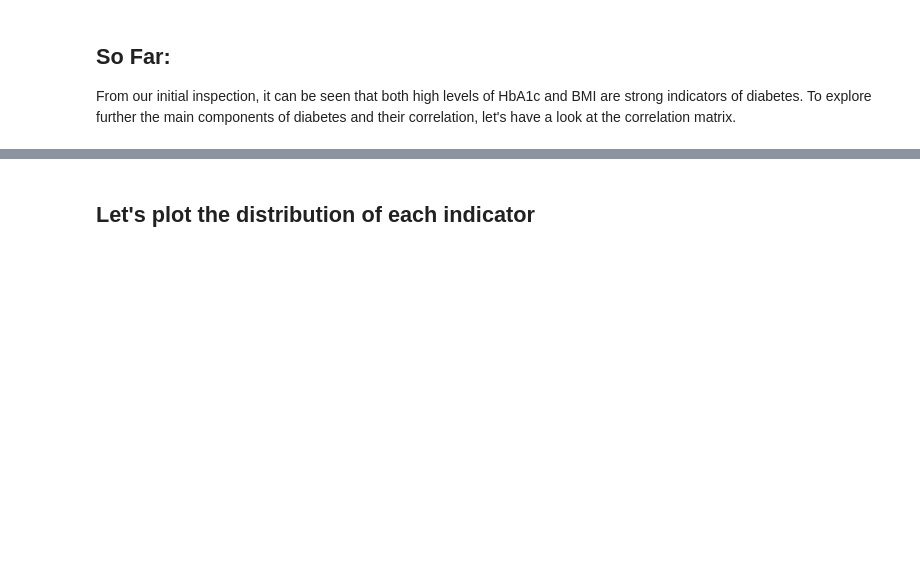
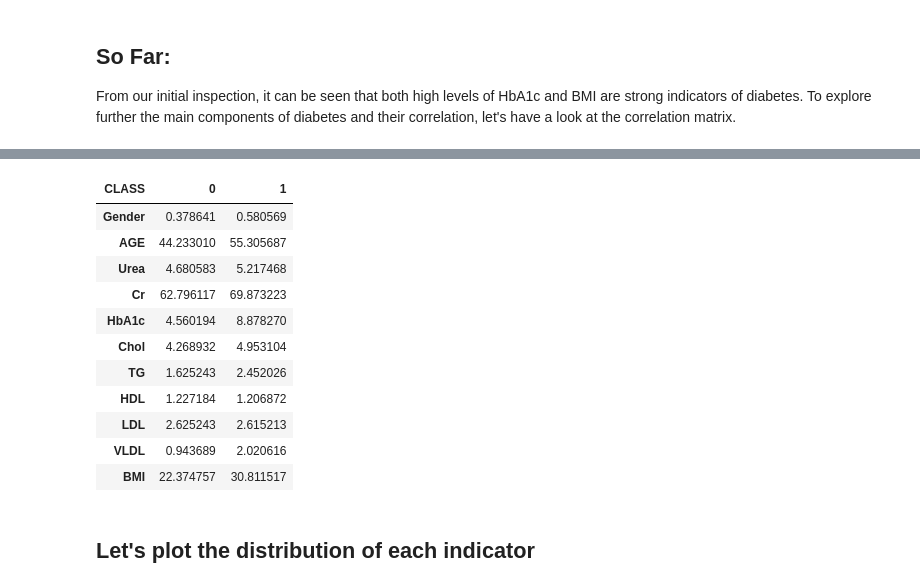
Before and after one commit to QizheCui/Diabetes-Squad, a Jupyter notebook: EDA/initial plotting.ipynb, the cells around one changed output, grey strips where cells are left out. Cells and saved outputs as stored; diff of their text form; code cells hidden in the pictures; blank space fills up the shorter version.

```diff
--- a/EDA/initial plotting.ipynb
+++ b/EDA/initial plotting.ipynb
@@ -136,6 +136,21 @@ df_copy.corr()
 | VLDL | 0.202722 | -0.109751 | -0.013755 | 0.009271 | 0.063217 | 0.073109 | 0.140093 | -0.060974 | 0.062171 | 1.000000 | 0.191174 | ... |
 | BMI | 0.095024 | 0.331684 | 0.038651 | 0.058707 | 0.382034 | 0.004481 | 0.104837 | 0.066829 | -0.078513 | 0.191174 | 1.000000 | ... |
 | CLASS | 0.126611 | 0.405810 | 0.056216 | 0.036222 | 0.528732 | 0.162275 | 0.181722 | -0.009410 | -0.002771 | 0.089292 | 0.539671 | ... |
+# %%
+df_copy.groupby("CLASS").mean().T
+# %% [output]
+| CLASS | 0 | 1 |
+| Gender | 0.378641 | 0.580569 |
+| AGE | 44.233010 | 55.305687 |
+| Urea | 4.680583 | 5.217468 |
+| Cr | 62.796117 | 69.873223 |
+| HbA1c | 4.560194 | 8.878270 |
+| Chol | 4.268932 | 4.953104 |
+| TG | 1.625243 | 2.452026 |
+| HDL | 1.227184 | 1.206872 |
+| LDL | 2.625243 | 2.615213 |
+| VLDL | 0.943689 | 2.020616 |
+| BMI | 22.374757 | 30.811517 |
 # %% [markdown]
 ## Let's plot the distribution of each indicator
 # %%
```
